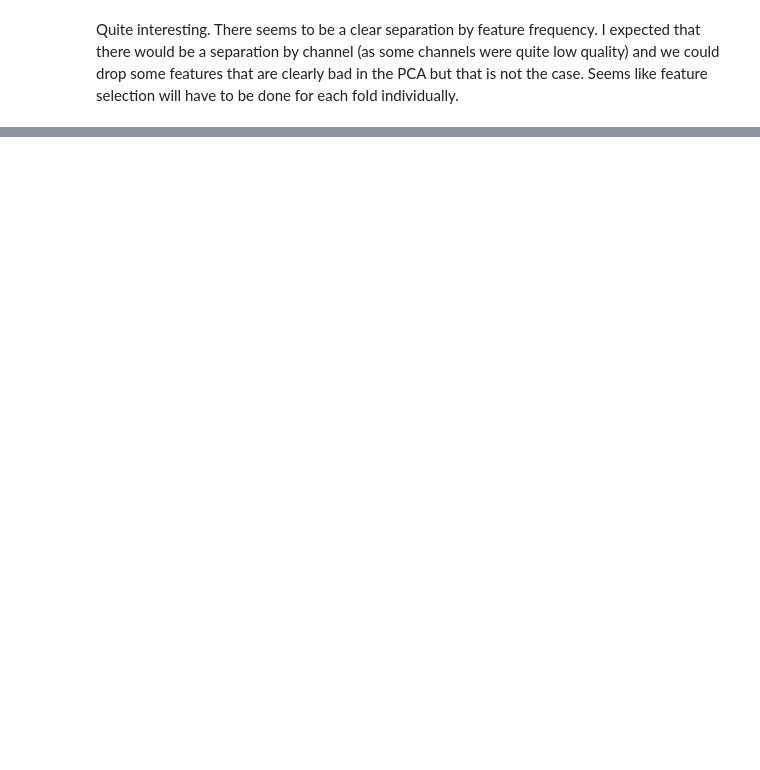
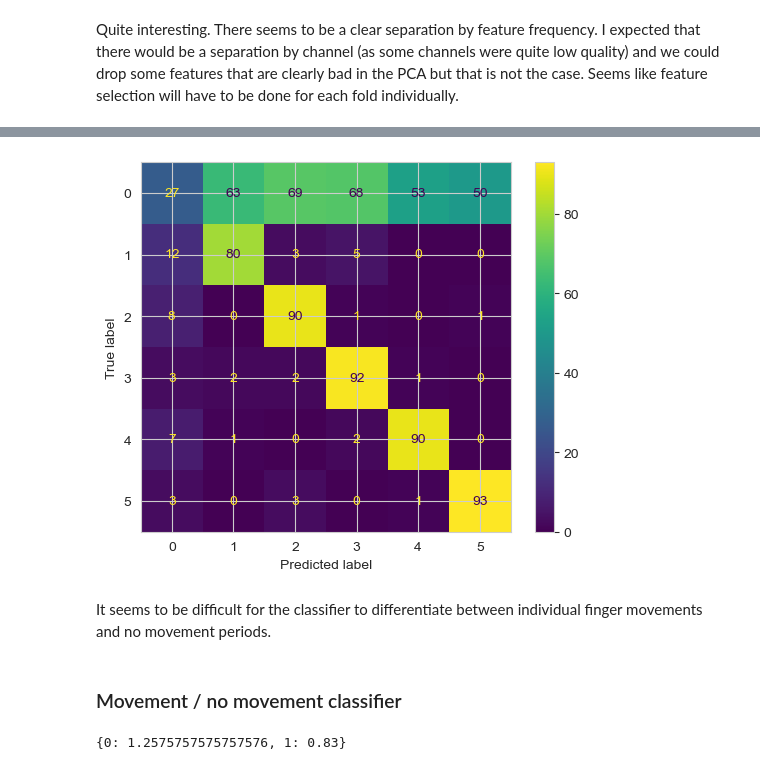
Before and after one commit to kerseviciute/problem-at-hand, a Jupyter notebook: classifier.ipynb, the cells around one changed output, grey strips where cells are left out. Saved outputs shown, nothing was run; the diff lists cells and outputs as text; code cells hidden in the pictures; blank space fills up the shorter version.

```diff
--- a/classifier.ipynb
+++ b/classifier.ipynb
@@ -174,0 +255,31 @@ Quite interesting. There seems to be a clear separation by feature frequency. I
+# %%
+predicted = model2.predict(x_test)
+cm = confusion_matrix(y_test, predicted, labels = model2.classes_)
+disp = ConfusionMatrixDisplay(confusion_matrix = cm)
+disp.plot()
+plt.show()
+# %% [output]
+[figure, added]
+# %% [markdown]
+It seems to be difficult for the classifier to differentiate between individual finger movements and no movement periods.
+# %% [markdown]
+### Movement / no movement classifier
+# %%
+# Scale the data
+x = np.log(feature_matrix.values.T)
+x = (x - np.mean(x, axis = 0)) / np.std(x, axis = 0)
+y = LabelEncoder().fit_transform(key['Event'])
+
+# Update the y label to contain only movement / no movement
+y[y != 0] = 1
+
+# Prepare splits
+splits = create_splits(x, y)
+
+# Calculate class weights
+classes = np.unique(y)
+class_weights = class_weight.compute_class_weight('balanced', classes = classes, y = y)
+class_weights = dict(zip(classes, class_weights))
+class_weights
+# %% [output]
+{0: 1.2575757575757576, 1: 0.83}
```
Also changed, not shown: parts of 45 cells of this notebook.
